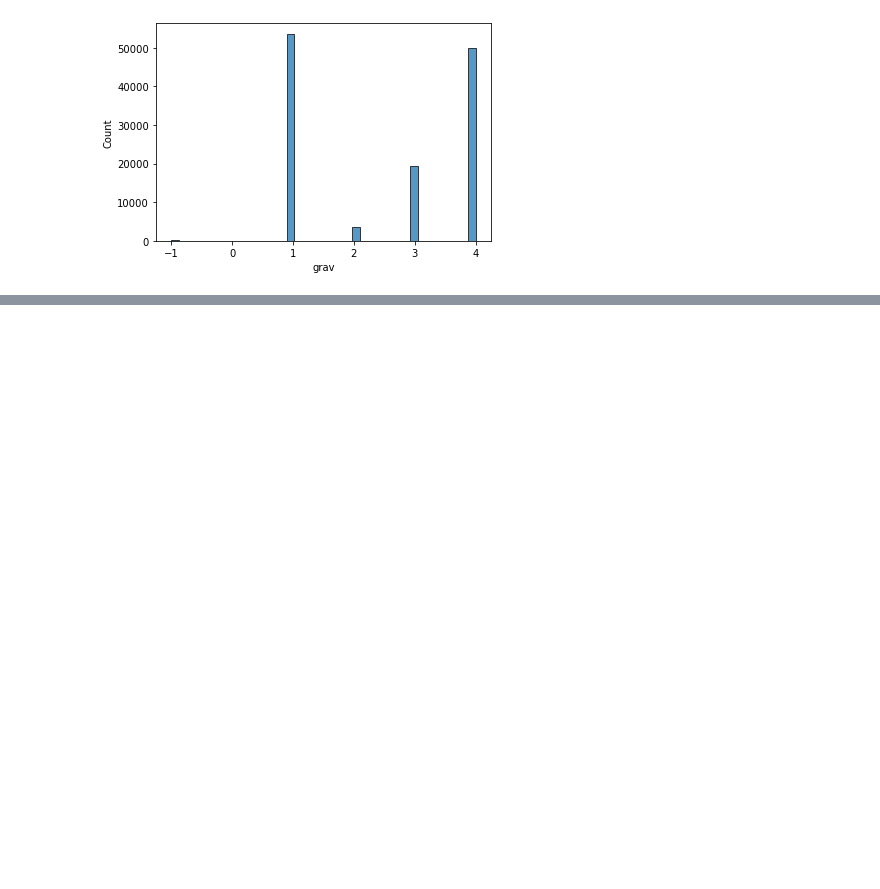
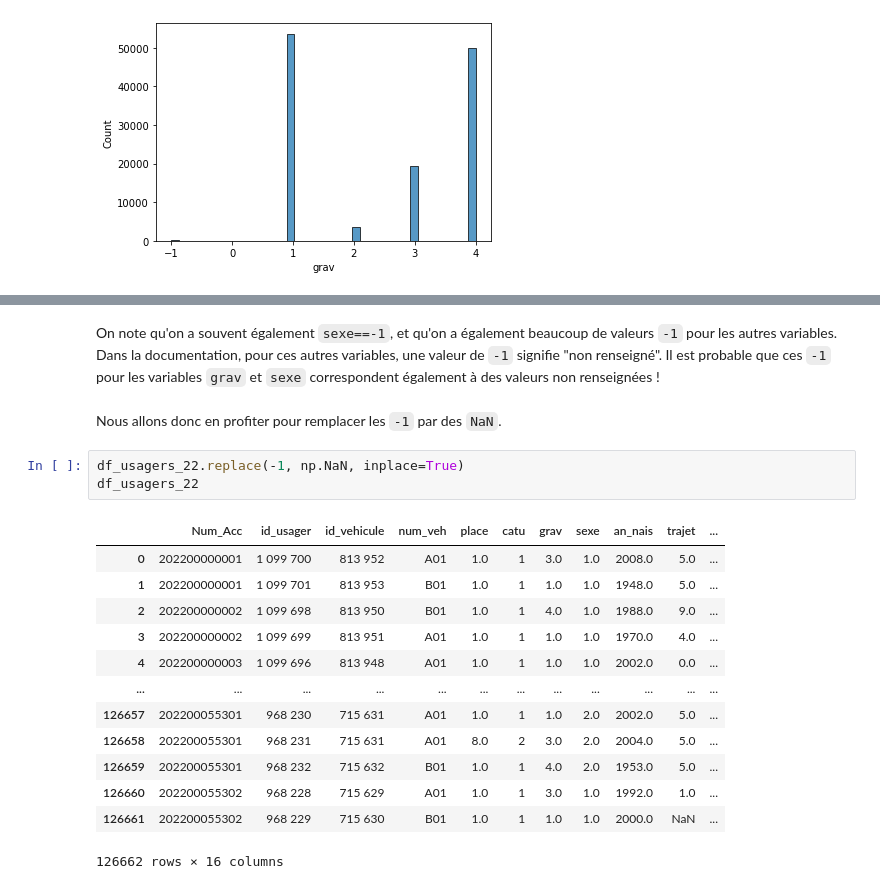
Before and after one commit to antoine-palazz/Projet_Python_ENSAE_2A, a Jupyter notebook: scripts/eda.ipynb, the cells around one changed output, grey strips where cells are left out. Drawn from its saved outputs; the diff is of its cells as text; blank space fills up the shorter version.

Commit message:
Début explo variable "grav"

```diff
--- a/scripts/eda.ipynb
+++ b/scripts/eda.ipynb
@@ -74,0 +93,21 @@ On note toutefois la présence (étrange, puisque non renseignée dans la docume
+# %% [markdown]
+On note qu'on a souvent également `sexe==-1`, et qu'on a également beaucoup de valeurs `-1` pour les autres variables. Dans la documentation, pour ces autres variables, une valeur de `-1` signifie "non renseigné". Il est probable que ces `-1` pour les variables `grav` et `sexe` correspondent également à des valeurs non renseignées !
+# %% [markdown]
+Nous allons donc en profiter pour remplacer les `-1` par des `NaN`.
+# %%
+df_usagers_22.replace(-1, np.NaN, inplace=True)
+df_usagers_22
+# %% [output]
+|  | Num_Acc | id_usager | id_vehicule | num_veh | place | catu | grav | sexe | an_nais | trajet | ... |
+| 0 | 202200000001 | 1 099 700 | 813 952 | A01 | 1.0 | 1 | 3.0 | 1.0 | 2008.0 | 5.0 | ... |
+| 1 | 202200000001 | 1 099 701 | 813 953 | B01 | 1.0 | 1 | 1.0 | 1.0 | 1948.0 | 5.0 | ... |
+| 2 | 202200000002 | 1 099 698 | 813 950 | B01 | 1.0 | 1 | 4.0 | 1.0 | 1988.0 | 9.0 | ... |
+| 3 | 202200000002 | 1 099 699 | 813 951 | A01 | 1.0 | 1 | 1.0 | 1.0 | 1970.0 | 4.0 | ... |
+| 4 | 202200000003 | 1 099 696 | 813 948 | A01 | 1.0 | 1 | 1.0 | 1.0 | 2002.0 | 0.0 | ... |
+| ... | ... | ... | ... | ... | ... | ... | ... | ... | ... | ... | ... |
+| 126657 | 202200055301 | 968 230 | 715 631 | A01 | 1.0 | 1 | 1.0 | 2.0 | 2002.0 | 5.0 | ... |
+| 126658 | 202200055301 | 968 231 | 715 631 | A01 | 8.0 | 2 | 3.0 | 2.0 | 2004.0 | 5.0 | ... |
+| 126659 | 202200055301 | 968 232 | 715 632 | B01 | 1.0 | 1 | 4.0 | 2.0 | 1953.0 | 5.0 | ... |
+| 126660 | 202200055302 | 968 228 | 715 629 | A01 | 1.0 | 1 | 3.0 | 1.0 | 1992.0 | 1.0 | ... |
+| 126661 | 202200055302 | 968 229 | 715 630 | B01 | 1.0 | 1 | 1.0 | 1.0 | 2000.0 | NaN | ... |
+126662 rows × 16 columns
```
Also changed, not shown: parts of 5 cells of this notebook.
